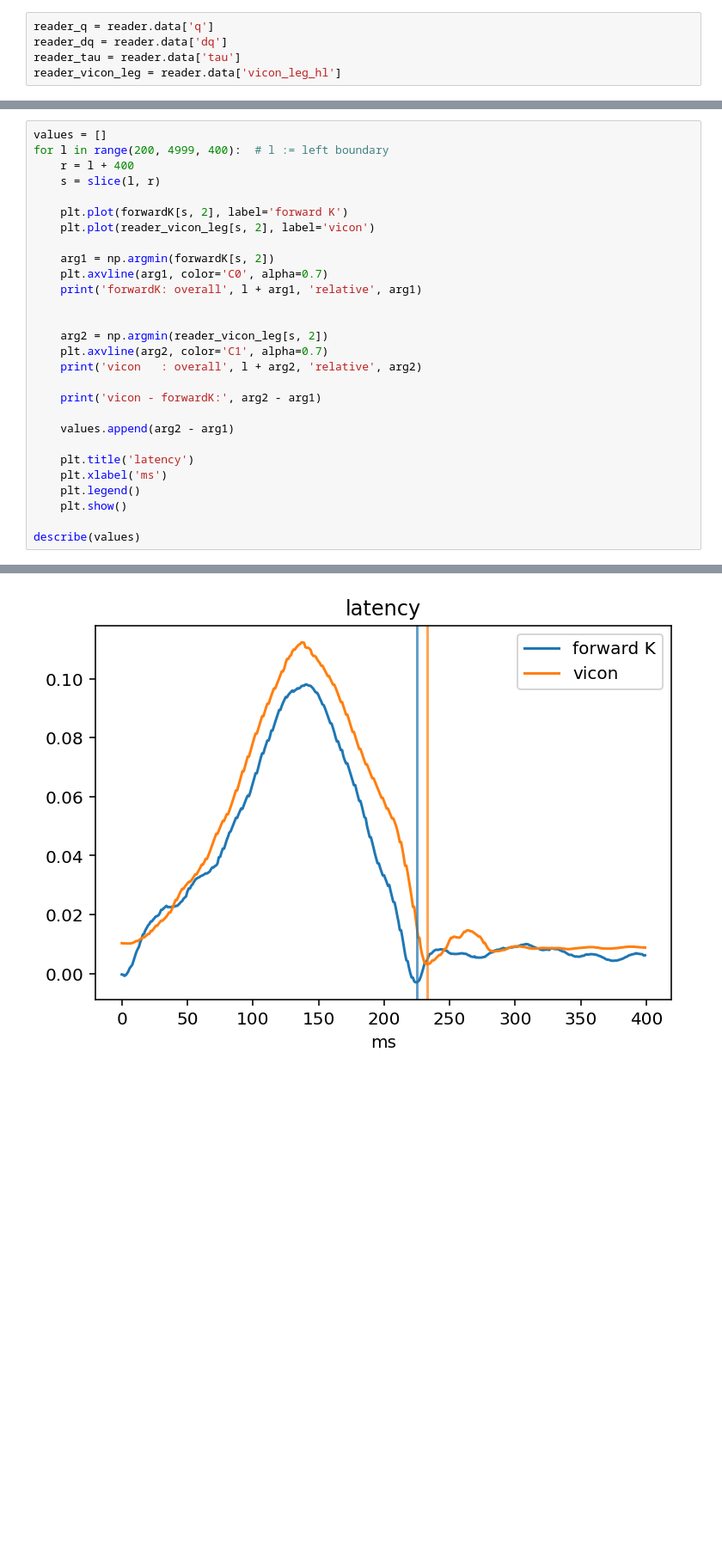
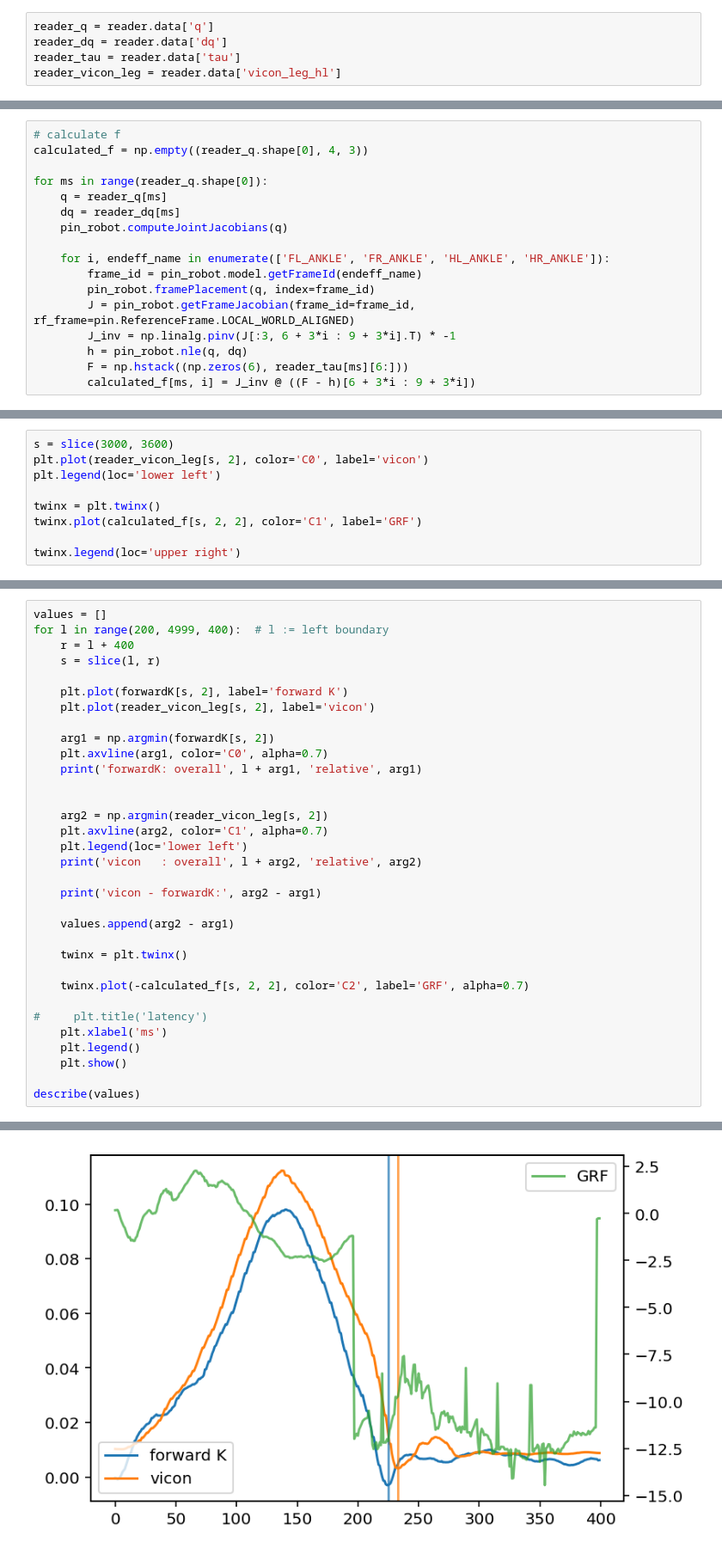
Before and after one commit to caoliheng/contact-detection, a Jupyter notebook: demos/latency.ipynb, the cells around one changed output, grey strips where cells are left out. Shown at 86% size. Cells and saved outputs as stored; diff of their text form; blank space fills up the shorter version.

```diff
--- a/demos/latency.ipynb
+++ b/demos/latency.ipynb
@@ -35,4 +34,21 @@ for ms in range(reader_q.shape[0]):
 #     pin_robot.forwardKinematics(q)
     pin_robot.framesForwardKinematics(q)
     forwardK[ms] = pin_robot.data.oMf[pin_robot.model.getFrameId('HL_ANKLE')].translation
+# %%
+# calculate f
+calculated_f = np.empty((reader_q.shape[0], 4, 3))
+
+for ms in range(reader_q.shape[0]):
+    q = reader_q[ms]
+    dq = reader_dq[ms]
+    pin_robot.computeJointJacobians(q)
+
+    for i, endeff_name in enumerate(['FL_ANKLE', 'FR_ANKLE', 'HL_ANKLE', 'HR_ANKLE']):
+        frame_id = pin_robot.model.getFrameId(endeff_name)
+        pin_robot.framePlacement(q, index=frame_id)
+        J = pin_robot.getFrameJacobian(frame_id=frame_id, rf_frame=pin.ReferenceFrame.LOCAL_WORLD_ALIGNED)
+        J_inv = np.linalg.pinv(J[:3, 6 + 3*i : 9 + 3*i].T) * -1
+        h = pin_robot.nle(q, dq)
+        F = np.hstack((np.zeros(6), reader_tau[ms][6:]))
+        calculated_f[ms, i] = J_inv @ ((F - h)[6 + 3*i : 9 + 3*i])
 # %%
@@ -55,0 +77,9 @@ plt.show()
+# %%
+s = slice(3000, 3600)
+plt.plot(reader_vicon_leg[s, 2], color='C0', label='vicon')
+plt.legend(loc='lower left')
+
+twinx = plt.twinx()
+twinx.plot(calculated_f[s, 2, 2], color='C1', label='GRF')
+
+twinx.legend(loc='upper right')
@@ -71,35 +106,40 @@ Text(0.5, 1.0, 'bounds')
 values = []
 for l in range(200, 4999, 400):  # l := left boundary
     r = l + 400
     s = slice(l, r)
 
     plt.plot(forwardK[s, 2], label='forward K')
     plt.plot(reader_vicon_leg[s, 2], label='vicon')
 
     arg1 = np.argmin(forwardK[s, 2])
     plt.axvline(arg1, color='C0', alpha=0.7)
     print('forwardK: overall', l + arg1, 'relative', arg1)
 
 
     arg2 = np.argmin(reader_vicon_leg[s, 2])
     plt.axvline(arg2, color='C1', alpha=0.7)
+    plt.legend(loc='lower left')
     print('vicon   : overall', l + arg2, 'relative', arg2)
 
     print('vicon - forwardK:', arg2 - arg1)
 
     values.append(arg2 - arg1)
 
-    plt.title('latency')
+    twinx = plt.twinx()
+
+    twinx.plot(-calculated_f[s, 2, 2], color='C2', label='GRF', alpha=0.7)
+
+#     plt.title('latency')
     plt.xlabel('ms')
     plt.legend()
     plt.show()
 
 describe(values)
 # %% [output]
 forwardK: overall 425 relative 225
 vicon   : overall 433 relative 233
 vicon - forwardK: 8
-[figure, old version]
+[figure, new version]
 forwardK: overall 825 relative 225
 vicon   : overall 834 relative 234
 vicon - forwardK: 9
```
Also changed, not shown: parts of 7 cells of this notebook, 2 other files.
